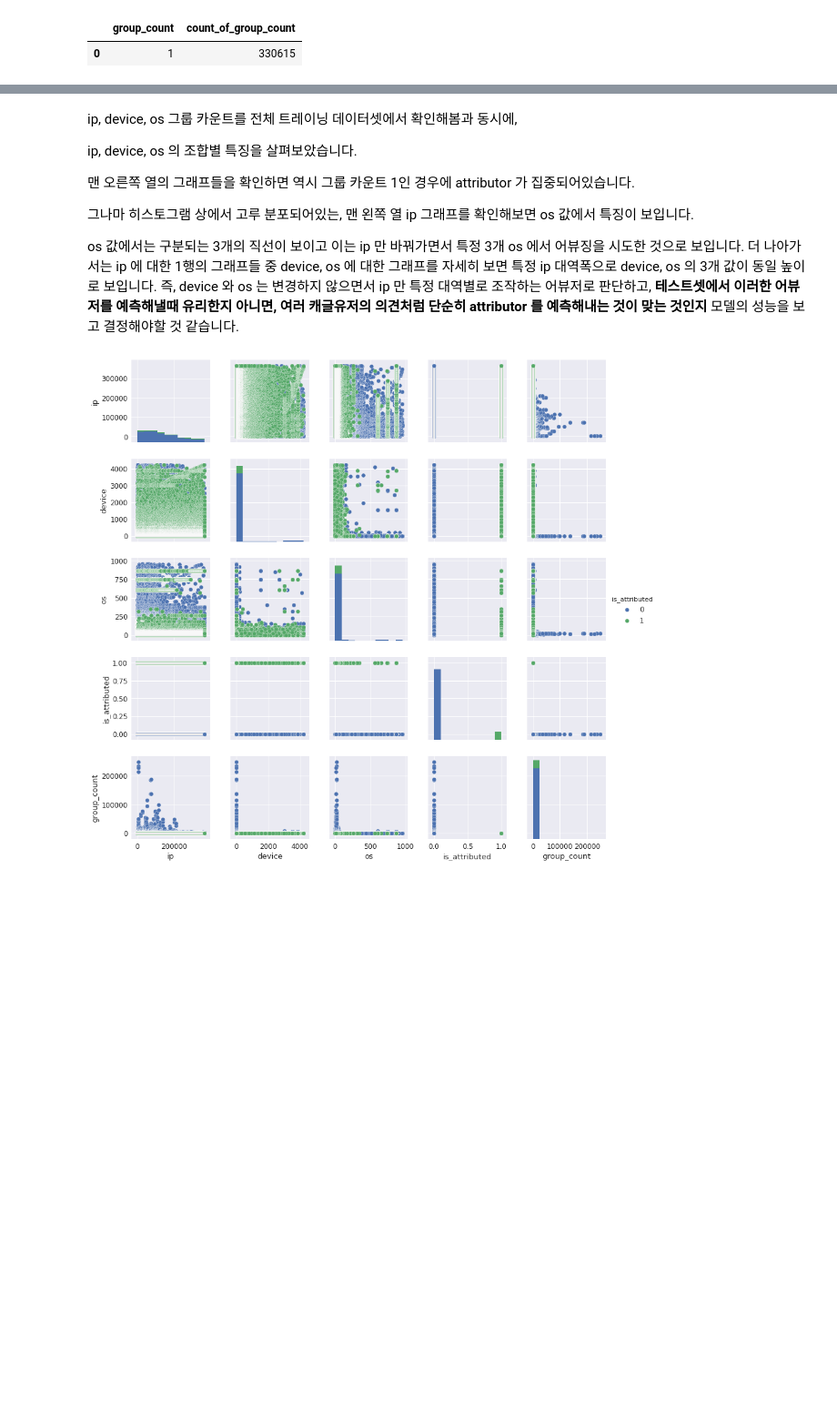
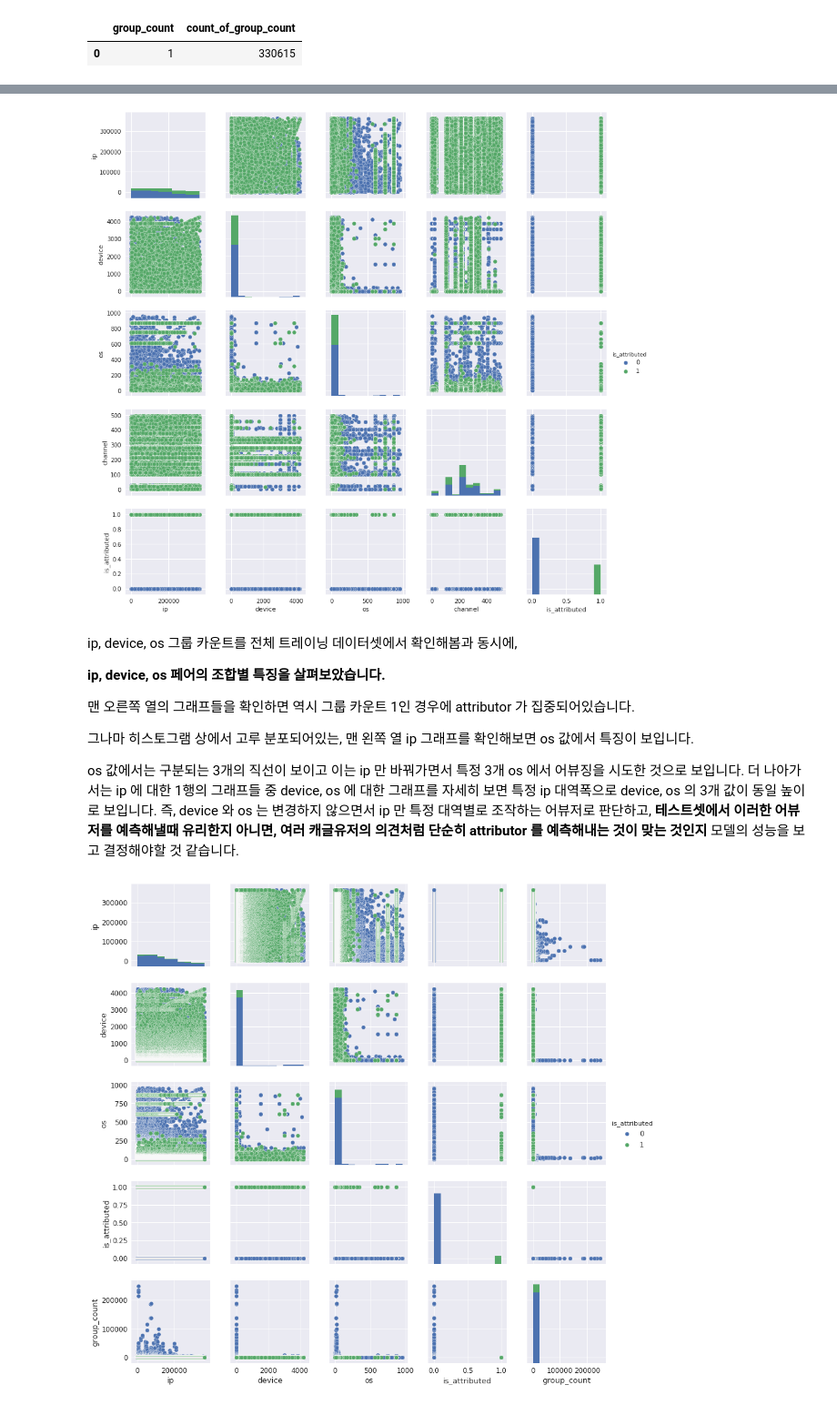
Before and after one commit to jmpaaak/kaggle-study, a Jupyter notebook: competitions/talkingdata-adtracking-fraud-detection/talkingdata-adtracking-jongmin.ipynb, the cells around one changed output, grey strips where cells are left out. Shown at 91% size. Drawn from its saved outputs; the diff is of its cells as text; code cells hidden in the pictures; blank space fills up the shorter version.

```diff
--- a/competitions/talkingdata-adtracking-fraud-detection/talkingdata-adtracking-jongmin.ipynb
+++ b/competitions/talkingdata-adtracking-fraud-detection/talkingdata-adtracking-jongmin.ipynb
@@ -243,0 +280,5 @@ dtype: int64
+# %%
+df_useragent_unqiue = df_useragent_group_count.query("group_count == 1")
+
+df_train_useragent_group_count_added = pd.merge(train, df_useragent_unqiue, how='inner', on=['ip', 'device', 'os', 'is_attributed'])
+df_train_useragent_group_count_added.head(10)
@@ -243,0 +315,7 @@ dtype: int64
+# %%
+df_train_except_useragent = df_train_useragent_group_count_added[['ip', 'device', 'os', 'channel', 'click_time', 'is_attributed']]
+
+sns.pairplot(hue='is_attributed',  data=df_train_except_useragent)
+plt.show()
+# %% [output]
+[figure, added]
@@ -244,7 +350,7 @@ dtype: int64
 # %% [markdown]
 ip, device, os 그룹 카운트를 전체 트레이닝 데이터셋에서 확인해봄과 동시에,
 
-ip, device, os 의 조합별 특징을 살펴보았습니다.
+**ip, device, os 페어의 조합별 특징을 살펴보았습니다.**
 
 맨 오른쪽 열의 그래프들을 확인하면 역시 그룹 카운트 1인 경우에 attributor 가 집중되어있습니다.
 
```
Also changed, not shown: parts of 14 cells of this notebook.
